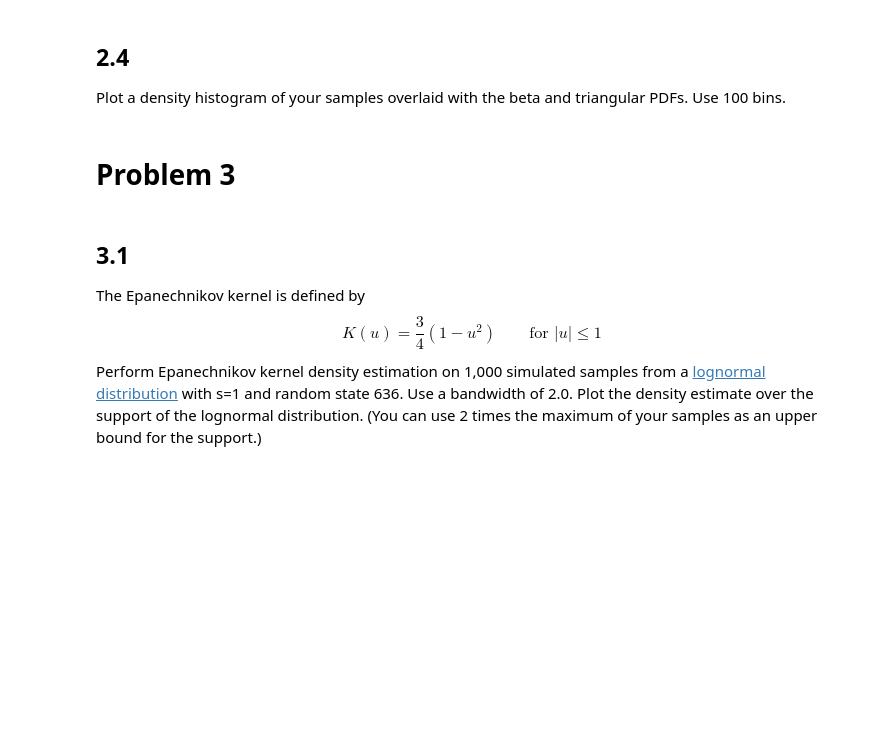
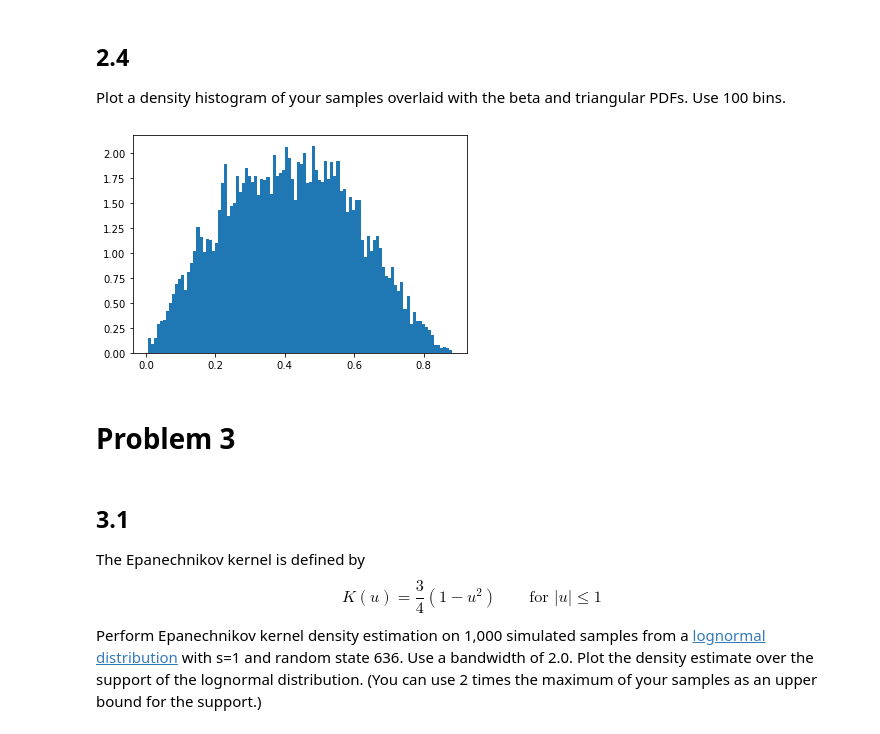
Before and after one commit to g7an/Intro-to-Data-Science, a Jupyter notebook: hw1_problems.ipynb, the cells around one changed output. Cells and saved outputs as stored; diff of their text form; code cells hidden in the pictures; blank space fills up the shorter version.

```diff
--- a/hw1_problems.ipynb
+++ b/hw1_problems.ipynb
@@ -159,6 +203,12 @@ Let $f$ be the beta PDF and $g$ the triangular PDF. Using 1.50 as an estimate of
 # %% [markdown]
 ## 2.4
 Plot a density histogram of your samples overlaid with the beta and triangular PDFs. Use 100 bins.
+# %%
+plt.hist(samples, density=True, bins=100);
+# plt.plot(x, p1(x))
+# plt.plot(x, p2(x))
+# %% [output]
+[figure, added]
 # %% [markdown]
 # Problem 3
 # %% [markdown]
```
Also changed, not shown: parts of 3 cells of this notebook.
